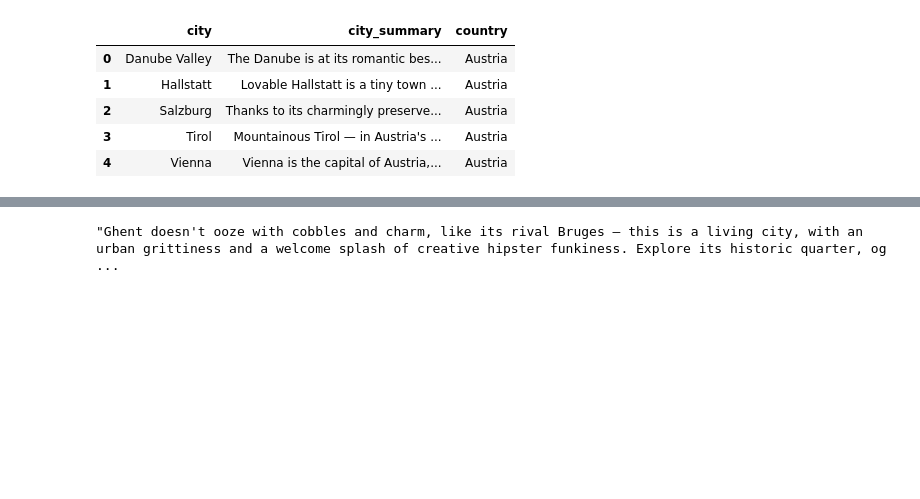
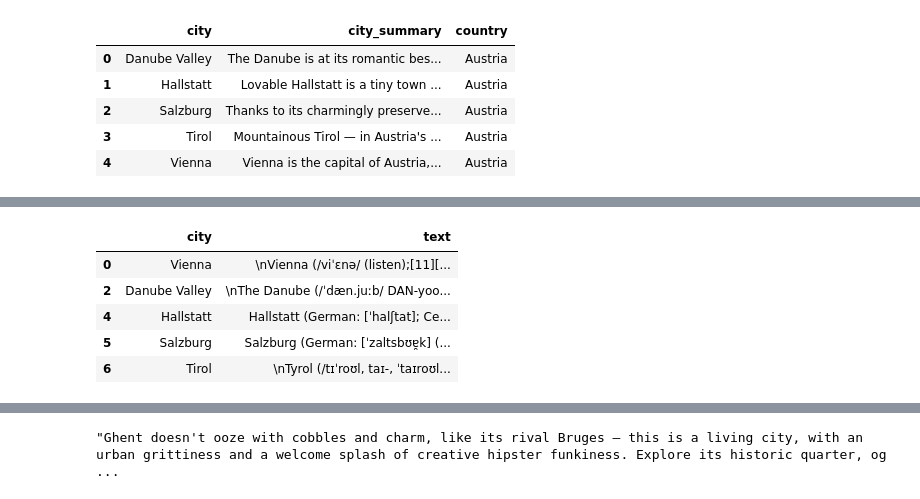
Before and after one commit to kayschulz/travel_destination_recommendation, a Jupyter notebook: data_preparation.ipynb, the cells around one changed output, grey strips where cells are left out. Cells and saved outputs as stored; diff of their text form; code cells hidden in the pictures; blank space fills up the shorter version.

```diff
--- a/data_preparation.ipynb
+++ b/data_preparation.ipynb
@@ -54,0 +65,9 @@ Original:
+# %%
+wiki_city_df.head()
+# %% [output]
+|  | city | text |
+| 0 | Vienna | \nVienna (/viˈɛnə/ (listen);[11][... |
+| 2 | Danube Valley | \nThe Danube (/ˈdæn.juːb/ DAN-yoo... |
+| 4 | Hallstatt | Hallstatt (German: [ˈhalʃtat]; Ce... |
+| 5 | Salzburg | Salzburg (German: [ˈzaltsbʊɐ̯k] (... |
+| 6 | Tirol | \nTyrol (/tɪˈroʊl, taɪ-, ˈtaɪroʊl... |
```
Also changed, not shown: parts of 27 cells of this notebook, 4 other files.
